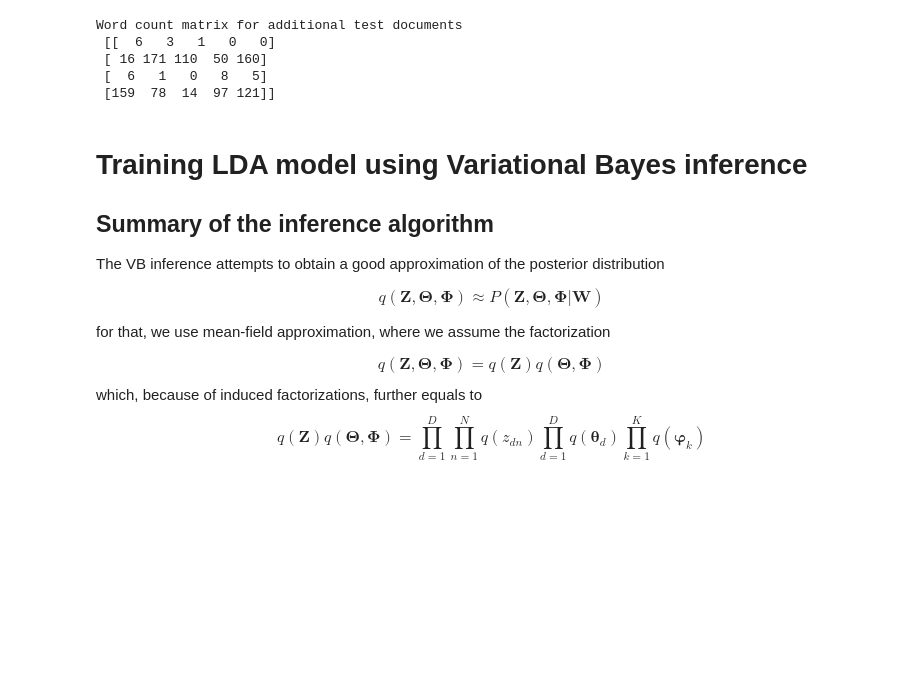
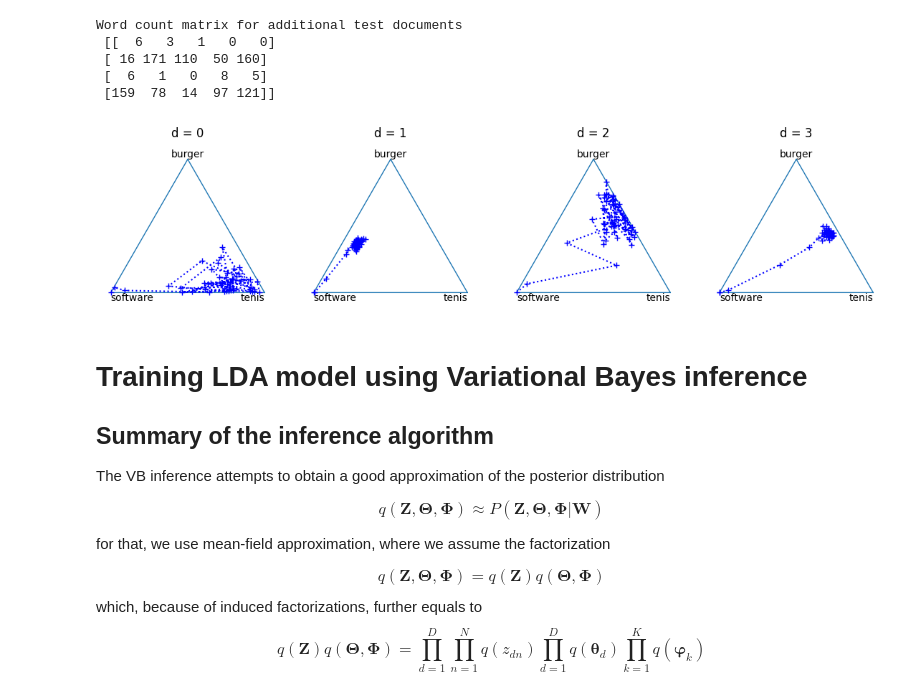
Before and after one commit to TomasBeranek/but-baya-project, a Jupyter notebook: BAYa_Assignment2022.ipynb, the cells around one changed output. Saved outputs shown, nothing was run; the diff lists cells and outputs as text; code cells hidden in the pictures; blank space fills up the shorter version.

Commit message:
Add implementation for all Gibbs sampling tasks

```diff
--- a/BAYa_Assignment2022.ipynb
+++ b/BAYa_Assignment2022.ipynb
@@ -355,7 +384,7 @@ print("Word count matrix for additional test documents\n", M_test)
 
 #
 D_test=len(M_test)
-Theta_test=np.array([[1,0,0]]*D_test)
+Theta_test=np.array([[1.0,0.0,0.0]]*D_test)
 # %% [output]
 Word count matrix for additional test documents
  [[  6   3   1   0   0]
@@ -367,3 +394,17 @@ Word count matrix for additional test documents
+# %%
+# Run Gibbs sampling in test mode
+Theta, Theta_progress = gibbs_sampling(50, Phi, Theta_test, M_test, K, V, D_test, learning=False, store_theta=True)
+
+# Plot test document representations to simplex
+plt.figure(figsize=(14, 3))
+for d in range(D_test):
+    plt.subplot(1, D_test, d+1)
+    plt.title(f'd = {d}')
+    Theta_d = Theta_progress[:,d,:]
+    plot_simplex([vocabulary[np.argmax(p)] for p in Phi])
+    plot_points_in_simplex(Theta_d, c='b', ls=':', marker='+')
+# %% [output]
+[figure, added]
 # %% [markdown]
 # Training LDA model using Variational Bayes inference
 ## Summary of the inference algorithm
```
Also changed, not shown: parts of 11 cells of this notebook.
